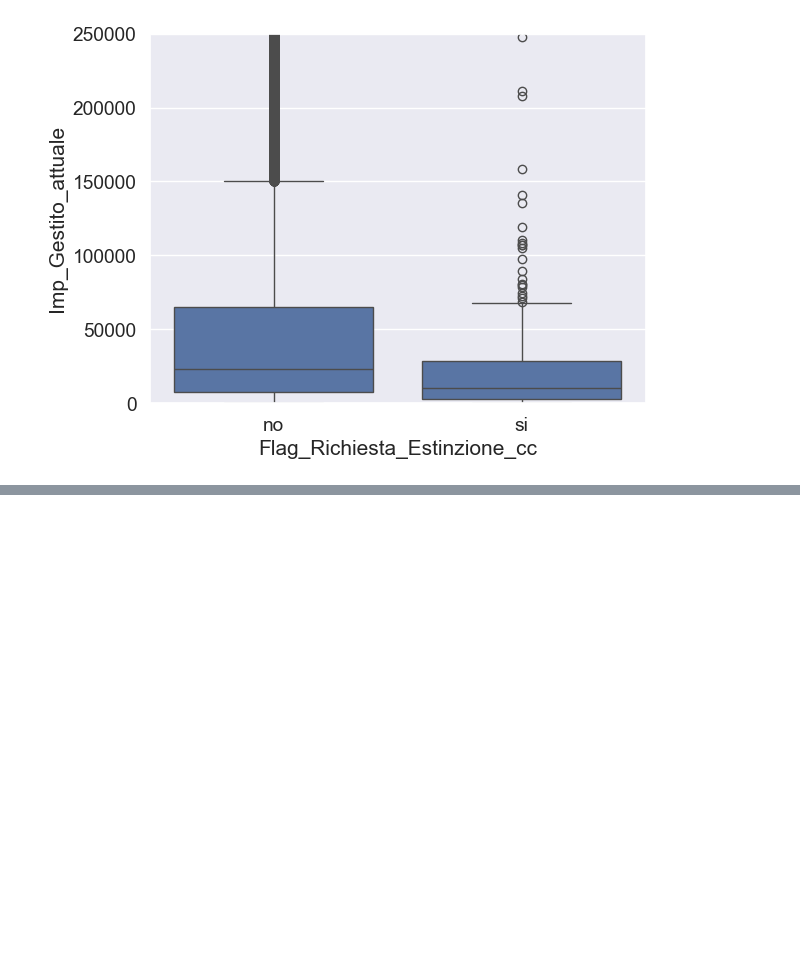
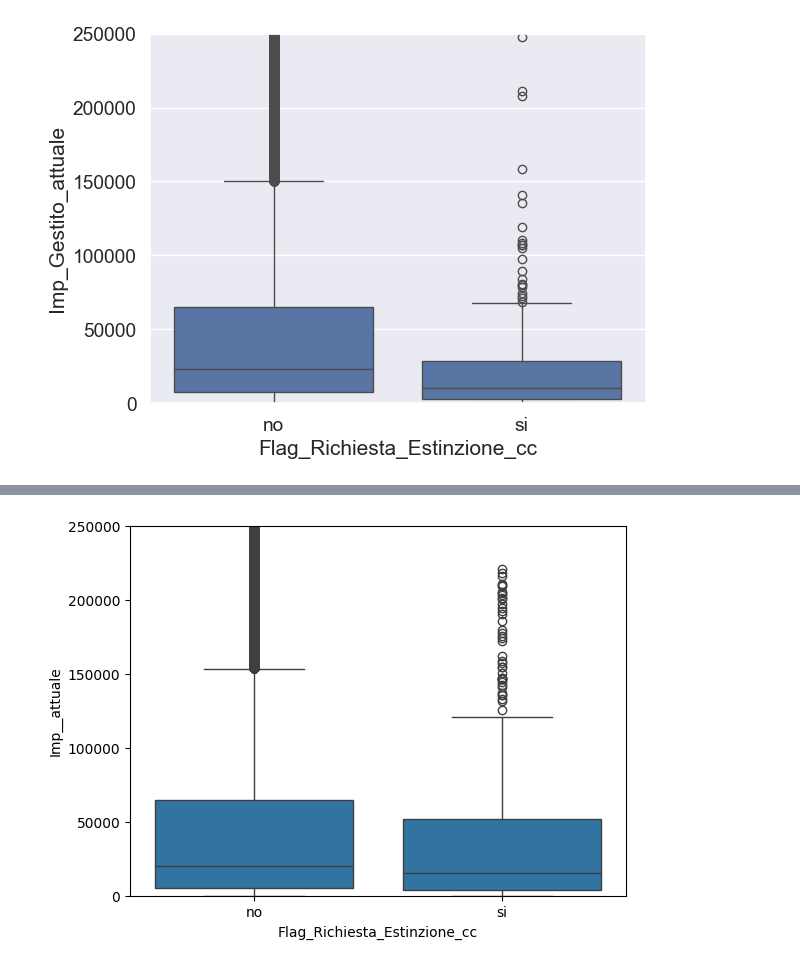
Before and after one commit to emanueleiacca/Analysis-on-Churn-Banking-Modeling-Dataset, a Jupyter notebook: Analisi esplorativa.ipynb, the cells around one changed output, grey strips where cells are left out. Cells and saved outputs as stored; diff of their text form; code cells hidden in the pictures; blank space fills up the shorter version.

```diff
--- a/Analisi esplorativa.ipynb
+++ b/Analisi esplorativa.ipynb
@@ -317,0 +360,15 @@ plt.show()
+# %%
+
+sns.boxplot(x='Flag_Richiesta_Estinzione_cc', y='Imp_Amministrato_attuale_6m', data=df)
+
+# Aggiungi label agli assi
+plt.xlabel('Flag_Richiesta_Estinzione_cc')
+plt.ylabel('Imp__attuale')
+
+# Imposta i limiti della scala y per tagliare gli outliers
+plt.ylim(0, 250000)  # Modifica i valori dei limiti secondo necessità
+
+# Mostra il boxplot
+plt.show()
+# %% [output]
+[figure, added]
```
Also changed, not shown: parts of 9 cells of this notebook, 4 other files.
